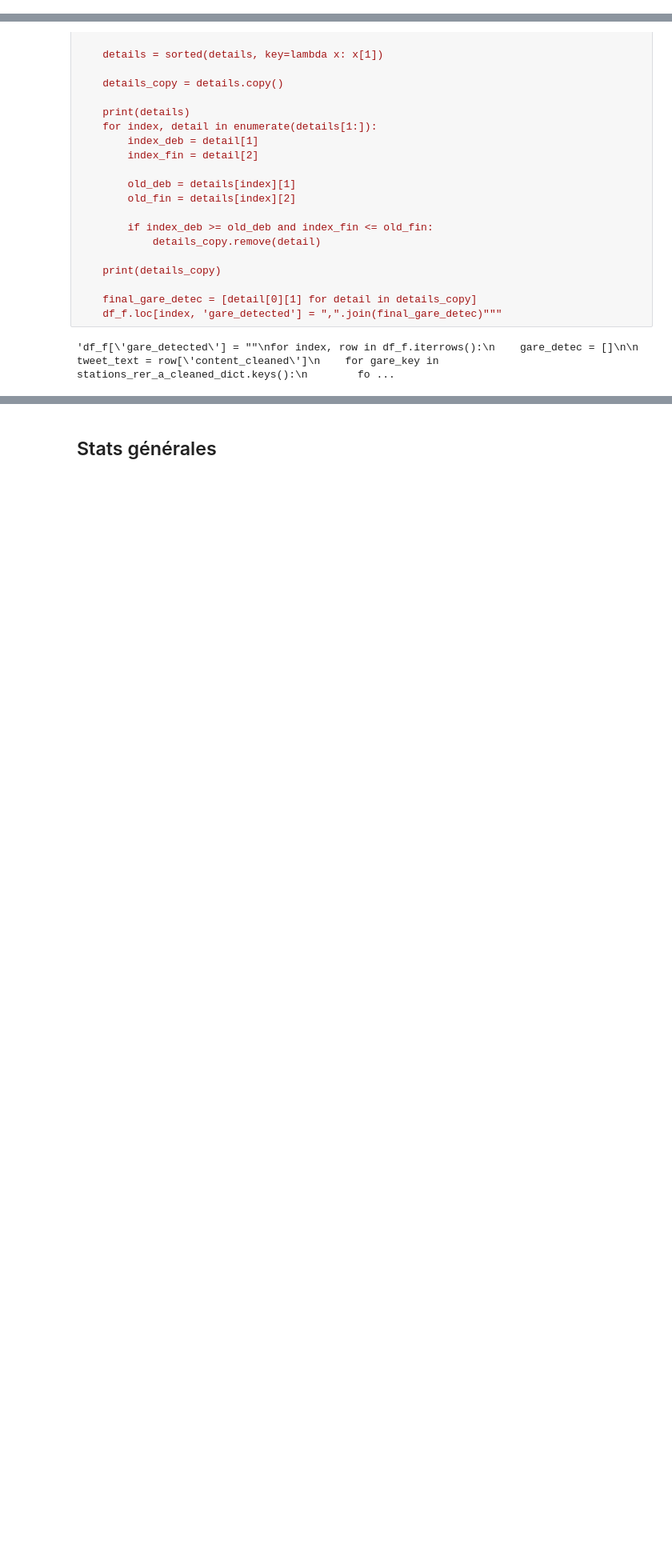
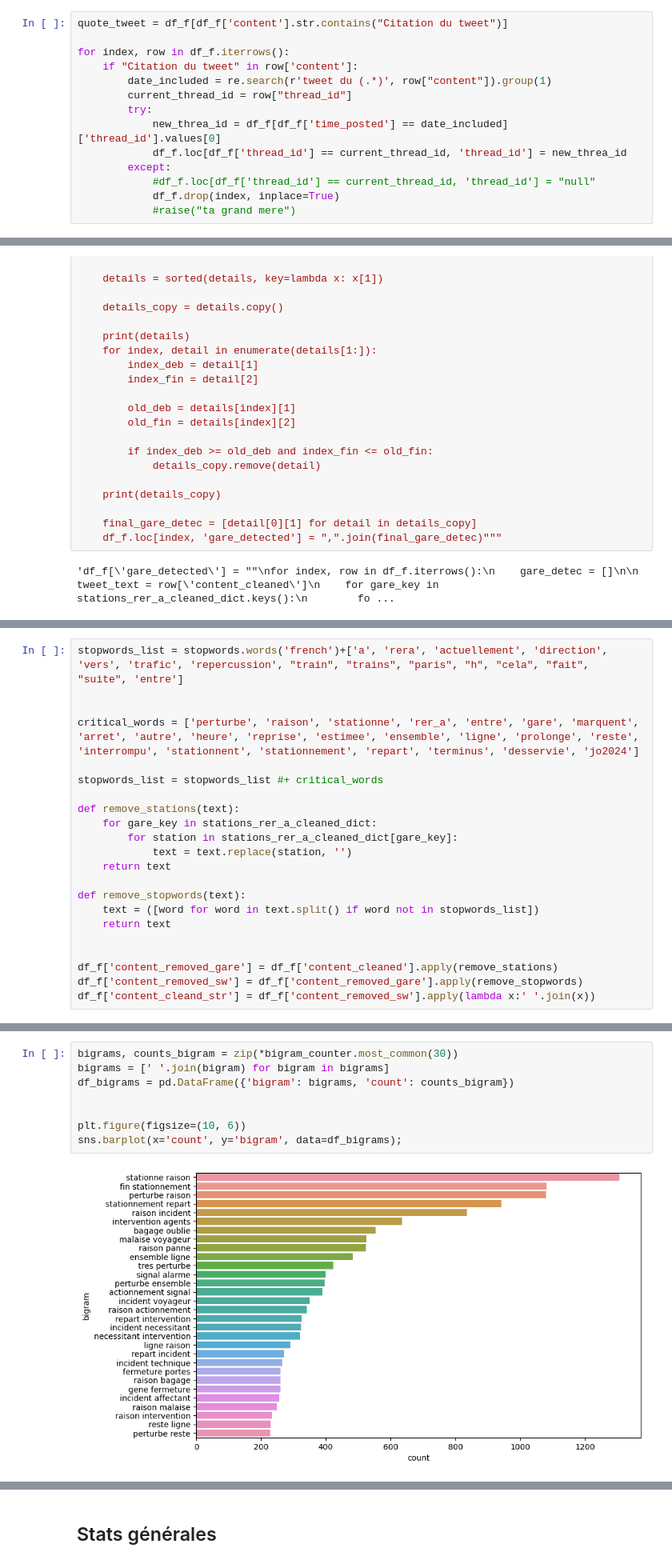
Before and after one commit to Gabe-MGNT/RERA_WRAPPED_2024, a Jupyter notebook: analyze_data/analyze.ipynb, the cells around one changed output, grey strips where cells are left out. Shown at 80% size. Drawn from its saved outputs; the diff is of its cells as text; blank space fills up the shorter version.

```diff
--- a/analyze_data/analyze.ipynb
+++ b/analyze_data/analyze.ipynb
@@ -105,0 +125,14 @@ stations_rer_a_constant_dict = {
+# %%
+quote_tweet = df_f[df_f['content'].str.contains("Citation du tweet")]
+
+for index, row in df_f.iterrows():
+    if "Citation du tweet" in row['content']:
+        date_included = re.search(r'tweet du (.*)', row["content"]).group(1)
+        current_thread_id = row["thread_id"]
+        try:
+            new_threa_id = df_f[df_f['time_posted'] == date_included]['thread_id'].values[0]
+            df_f.loc[df_f['thread_id'] == current_thread_id, 'thread_id'] = new_threa_id
+        except:
+            #df_f.loc[df_f['thread_id'] == current_thread_id, 'thread_id'] = "null"
+            df_f.drop(index, inplace=True)
+            #raise("ta grand mere")
@@ -445,0 +394,22 @@ array([[" Le trafic est perturbé de Poissy vers Nanterre - Préfecture , en rai
+# %%
+stopwords_list = stopwords.words('french')+['a', 'rera', 'actuellement', 'direction', 'vers', 'trafic', 'repercussion', "train", "trains", "paris", "h", "cela", "fait", "suite", 'entre']
+
+
+critical_words = ['perturbe', 'raison', 'stationne', 'rer_a', 'entre', 'gare', 'marquent', 'arret', 'autre', 'heure', 'reprise', 'estimee', 'ensemble', 'ligne', 'prolonge', 'reste', 'interrompu', 'stationnent', 'stationnement', 'repart', 'terminus', 'desservie', 'jo2024']
+
+stopwords_list = stopwords_list #+ critical_words
+
+def remove_stations(text):
+    for gare_key in stations_rer_a_cleaned_dict:
+        for station in stations_rer_a_cleaned_dict[gare_key]:
+            text = text.replace(station, '')
+    return text
+
+def remove_stopwords(text):
+    text = ([word for word in text.split() if word not in stopwords_list])
+    return text
+
+
+df_f['content_removed_gare'] = df_f['content_cleaned'].apply(remove_stations)
+df_f['content_removed_sw'] = df_f['content_removed_gare'].apply(remove_stopwords)
+df_f['content_cleand_str'] = df_f['content_removed_sw'].apply(lambda x:' '.join(x))
@@ -445,0 +474,10 @@ array([[" Le trafic est perturbé de Poissy vers Nanterre - Préfecture , en rai
+# %%
+bigrams, counts_bigram = zip(*bigram_counter.most_common(30))
+bigrams = [' '.join(bigram) for bigram in bigrams]
+df_bigrams = pd.DataFrame({'bigram': bigrams, 'count': counts_bigram})
+
+
+plt.figure(figsize=(10, 6))
+sns.barplot(x='count', y='bigram', data=df_bigrams);
+# %% [output]
+[figure, added]
```
Also changed, not shown: parts of 162 cells of this notebook, 9 other files.
